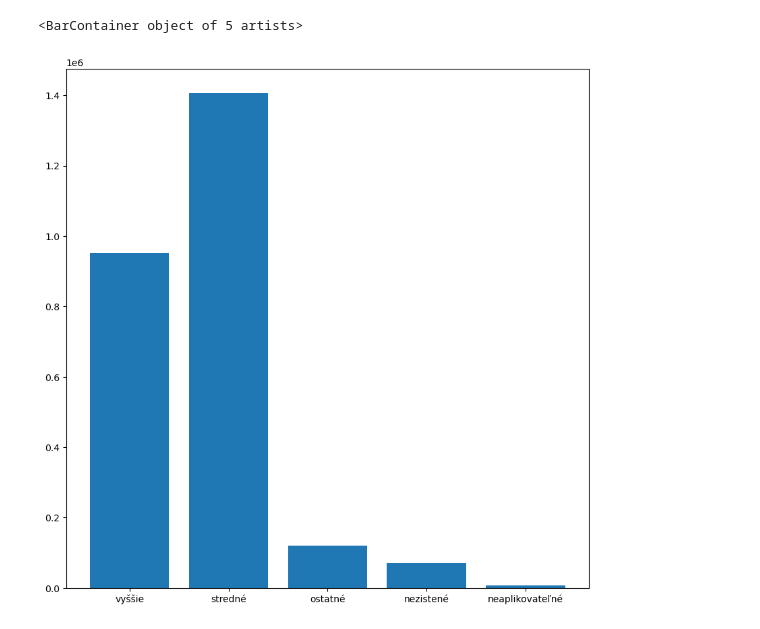
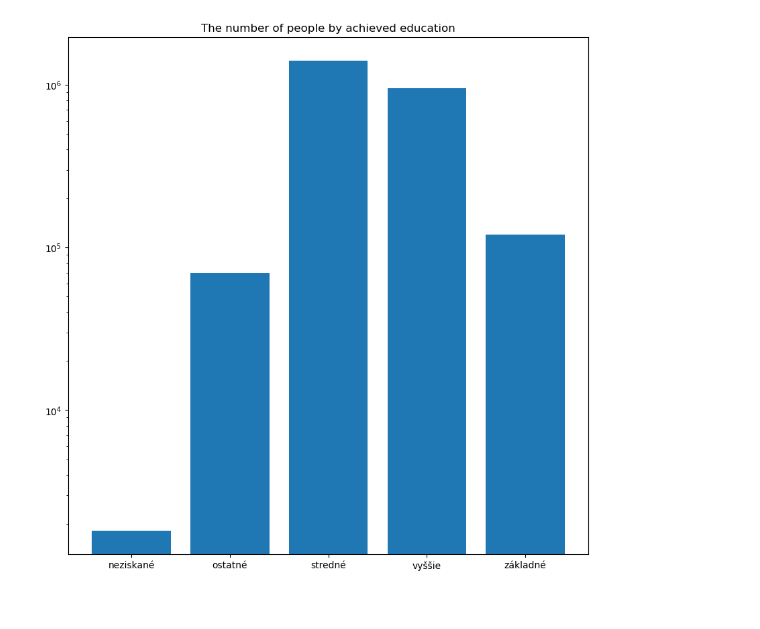
Before and after one commit to AndruKP/mathprofi-education, a Jupyter notebook: Oleksandr.ipynb, the cells around one changed output. Cells and saved outputs as stored; diff of their text form; code cells hidden in the pictures.

```diff
--- a/Oleksandr.ipynb
+++ b/Oleksandr.ipynb
@@ -137,6 +42,18 @@ for index, row in table4.iterrows():
+# %%
+education_dict = {'vyššie': vyssie_zoznam,
+                  'stredné': stredne_zoznam,
+                  'základné': zakladne_zoznam,
+                  'neziskané': neziskane_zoznam,
+                  'ostatné': ostatne_zoznam}
+
+main_education_dict = {value: key for key in education_dict.keys() for value in education_dict[key]}
+# %%
+table4_pom['Druh vzdelania'] = table4_pom['Vzdelanie'].map(main_education_dict)
+# %%
+education_series = table4_pom.groupby('Druh vzdelania')['abs.'].sum()
 # %%
-counts_df = pd.DataFrame({'Druh vzdelania': ['vyššie', 'stredné', 'ostatné', 'nezistené', 'neaplikovateľné'],
-                          'Počet ľudí': counts})
+counts_df = pd.DataFrame({'Druh vzdelania': education_series.index,
+                          'Počet ľudí': education_series.values})
 # %%
 counts_df
 # %% [output]
@@ -149,6 +66,8 @@ counts_df
 # %%
 figure, axes = plt.subplots(figsize=(10, 10))
 plt.bar(counts_df['Druh vzdelania'], counts_df['Počet ľudí'])
+axes.semilogy()
+plt.title('The number of people by achieved education')
+plt.show()
 # %% [output]
-<BarContainer object of 5 artists>
-[figure, old version]
+[figure, new version]
```
Also changed, not shown: parts of 46 cells of this notebook, 7 other files.
